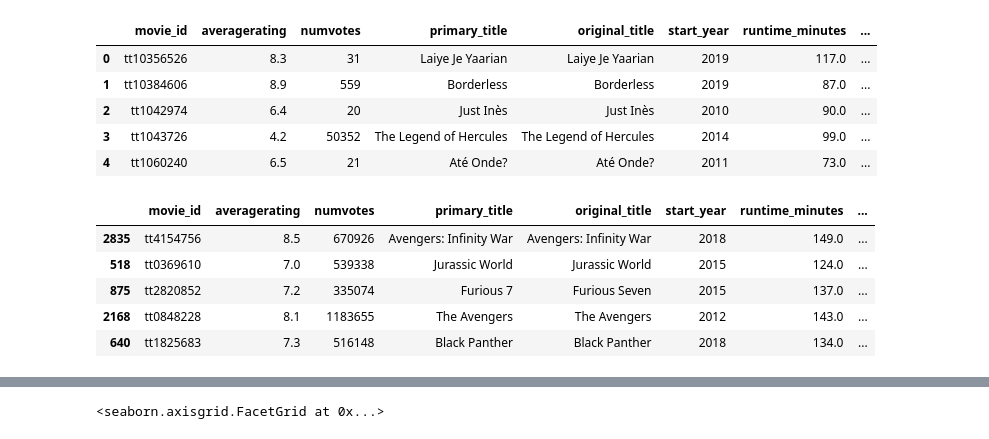
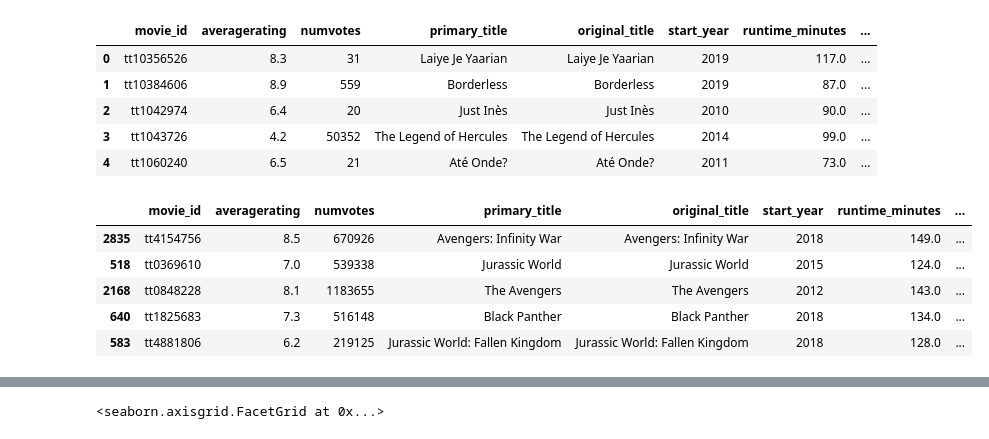
Before and after one commit to Reynch/dsc-phase-2-project-v3, a Jupyter notebook: Reyn.ipynb, the cells around one changed output, grey strips where cells are left out. Saved outputs shown, nothing was run; the diff lists cells and outputs as text; code cells hidden in the pictures.

```diff
--- a/Reyn.ipynb
+++ b/Reyn.ipynb
@@ -262,11 +262,11 @@ genre_list = ['Action','Adventure', 'Comedy', 'Family', 'Crime', 'Thriller', 'Sp
 for genre in genre_list:
     mega_df[genre] = mega_df['genres'].str.contains(genre)
 # %%
-mega_df[mega_df['Action'] == True].head()
+mega_df[(mega_df['Action'] == True) & (mega_df['Adventure'] == True)].head()
 # %% [output]
 |  | movie_id | averagerating | numvotes | primary_title | original_title | start_year | runtime_minutes | ... |
 | 2835 | tt4154756 | 8.5 | 670926 | Avengers: Infinity War | Avengers: Infinity War | 2018 | 149.0 | ... |
 | 518 | tt0369610 | 7.0 | 539338 | Jurassic World | Jurassic World | 2015 | 124.0 | ... |
-| 875 | tt2820852 | 7.2 | 335074 | Furious 7 | Furious Seven | 2015 | 137.0 | ... |
 | 2168 | tt0848228 | 8.1 | 1183655 | The Avengers | The Avengers | 2012 | 143.0 | ... |
 | 640 | tt1825683 | 7.3 | 516148 | Black Panther | Black Panther | 2018 | 134.0 | ... |
+| 583 | tt4881806 | 6.2 | 219125 | Jurassic World: Fallen Kingdom | Jurassic World: Fallen Kingdom | 2018 | 128.0 | ... |
```
Also changed, not shown: parts of 3 cells of this notebook, 1 other file.
